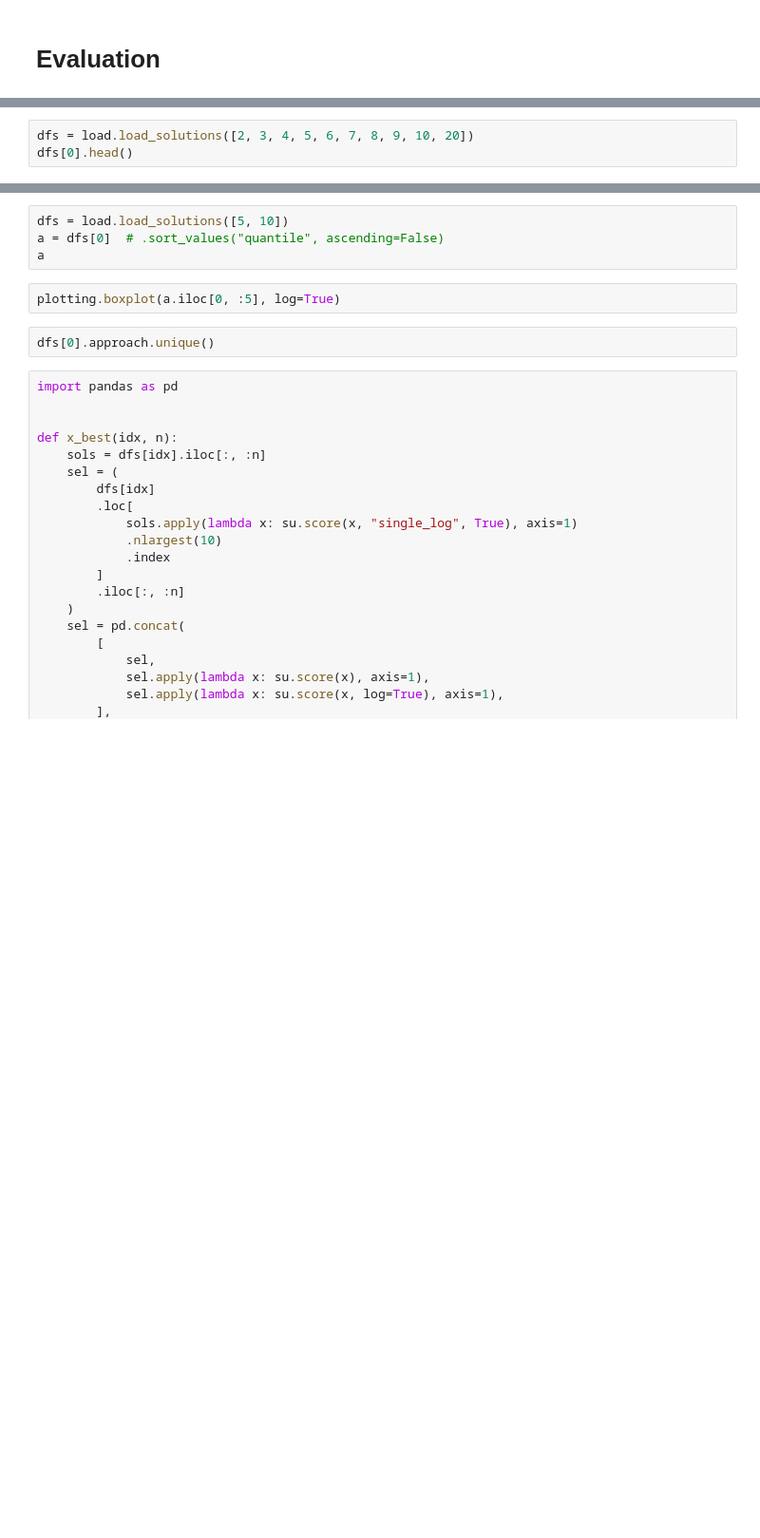
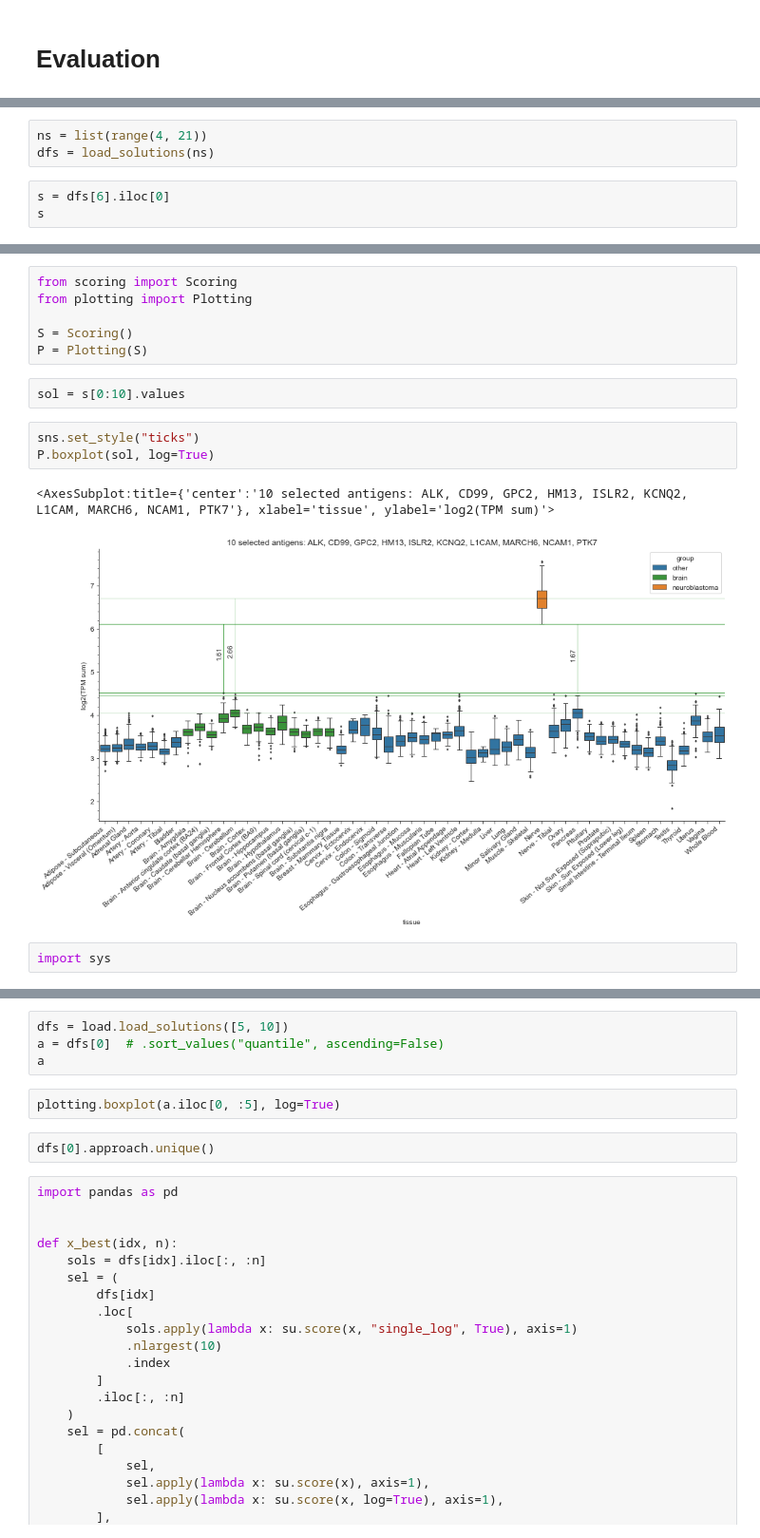
Before and after one commit to evelynbirnzain/bsc-thesis, a Jupyter notebook: src/evaluation.ipynb, the cells around one changed output, grey strips where cells are left out. Shown: that part at 95% size. Drawn from its saved outputs; the diff is of its cells as text; blank space fills up the shorter version.

```diff
--- a/src/evaluation.ipynb
+++ b/src/evaluation.ipynb
@@ -3,3 +36,6 @@
 # %%
-dfs = load.load_solutions([2, 3, 4, 5, 6, 7, 8, 9, 10, 20])
-dfs[0].head()
+ns = list(range(4, 21))
+dfs = load_solutions(ns)
+# %%
+s = dfs[6].iloc[0]
+s
@@ -5,0 +60,16 @@ dfs[0].head()
+# %%
+from scoring import Scoring
+from plotting import Plotting
+
+S = Scoring()
+P = Plotting(S)
+# %%
+sol = s[0:10].values
+# %%
+sns.set_style("ticks")
+P.boxplot(sol, log=True)
+# %% [output]
+<AxesSubplot:title={'center':'10 selected antigens: ALK, CD99, GPC2, HM13, ISLR2, KCNQ2, L1CAM, MARCH6, NCAM1, PTK7'}, xlabel='tissue', ylabel='log2(TPM sum)'>
+[figure, added]
+# %%
+import sys
```
Also changed, not shown: parts of 27 cells of this notebook, 6 other files.
